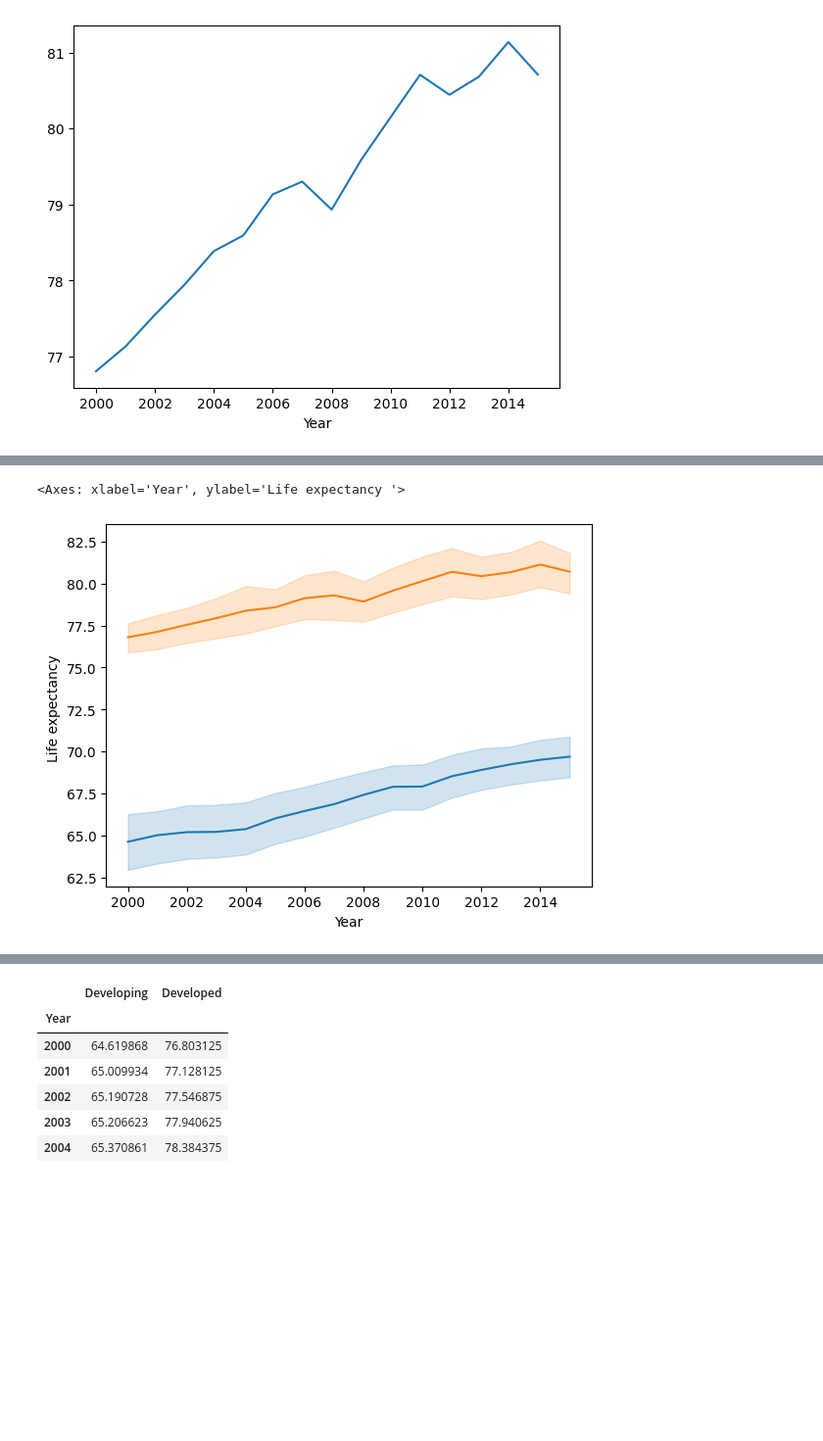
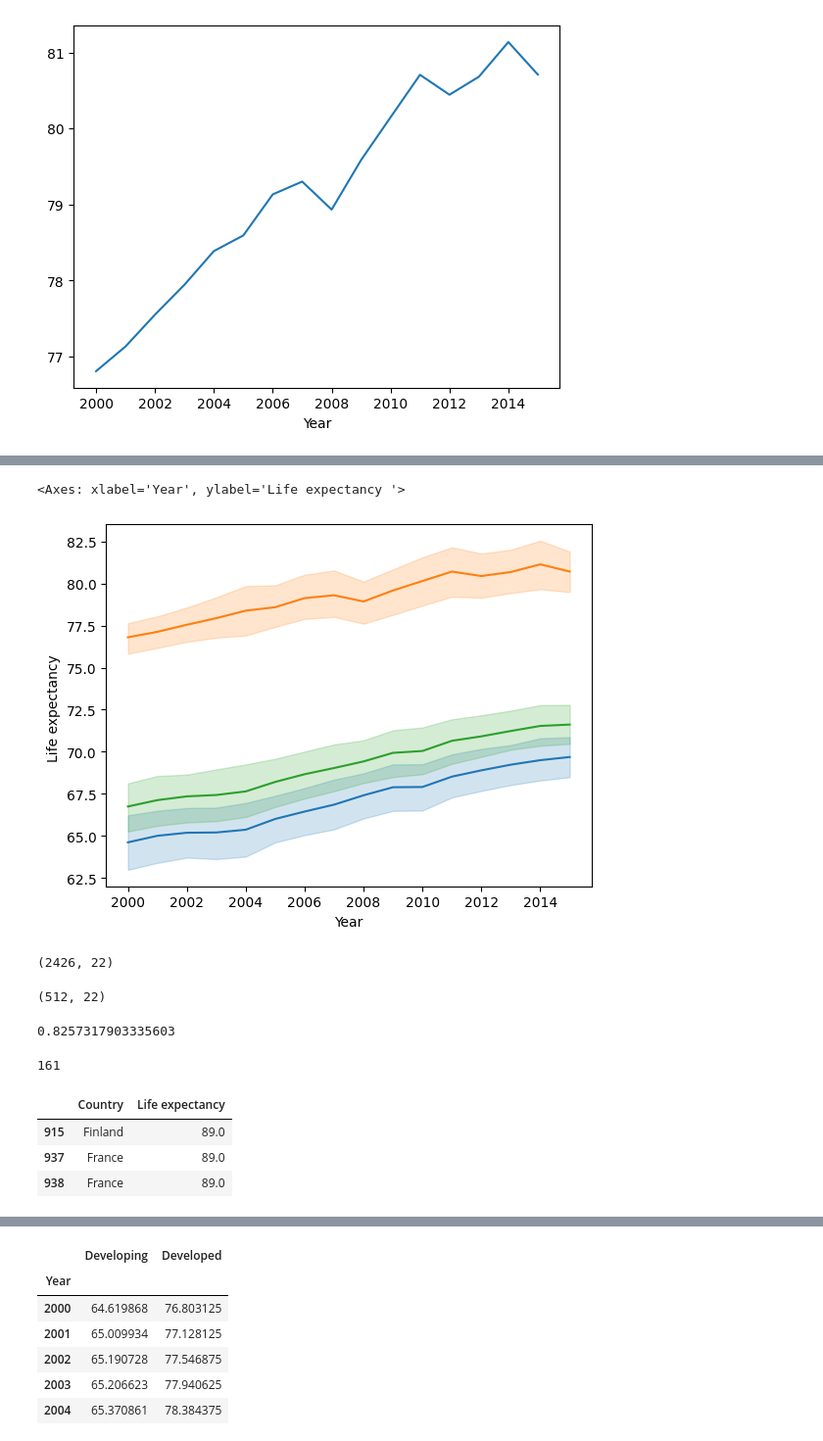
Before and after one commit to MachadoGabrielB/Bootcamp-Data-science, a Jupyter notebook: Personal/6 - Análise exploratória/2023.08.24 - aula 2.ipynb, the cells around one changed output, grey strips where cells are left out. Shown at 98% size. Saved outputs shown, nothing was run; the diff lists cells and outputs as text; code cells hidden in the pictures; blank space fills up the shorter version.

```diff
--- a/Personal/6 - Análise exploratória/2023.08.24 - aula 2.ipynb
+++ b/Personal/6 - Análise exploratória/2023.08.24 - aula 2.ipynb
@@ -194,6 +222,35 @@ import seaborn as sns
 # %%
 sns.lineplot(data= df2,x= 'Year',y= 'Life expectancy ')
 sns.lineplot(data= df3,x= 'Year',y= 'Life expectancy ')
+sns.lineplot(data= df1,x= 'Year',y= 'Life expectancy ')
+# plt.legend(['Em desenvolvimento','Em desenvolvimento - bandas','Desenvolvido','Desenvolvido - bandas','Todos','Todos - bandas'])
 # %% [output]
 <Axes: xlabel='Year', ylabel='Life expectancy '>
-[figure, old version]
+[figure, new version]
+# %%
+df2.shape
+# %% [output]
+(2426, 22)
+# %%
+df3.shape
+# %% [output]
+(512, 22)
+# %%
+# Quando encontrar dados desbalanceados, teremos que tratar os dados para evitar vícios no modelo.
+
+2426/(2426+512)
+# %% [output]
+0.8257317903335603
+# %%
+np.size(df2['Country'].unique())
+# %% [output]
+161
+# %%
+# Qual é o(s) país do conjunto de países em desenvolvimento que tem a maior expectativa de  vida?
+
+df2[df2['Life expectancy '] == np.max(df2['Life expectancy '])][['Country','Life expectancy ']]
+# %% [output]
+|  | Country | Life expectancy |
+| 915 | Finland | 89.0 |
+| 937 | France | 89.0 |
+| 938 | France | 89.0 |
```
Also changed, not shown: parts of 15 cells of this notebook, 1 other file.
